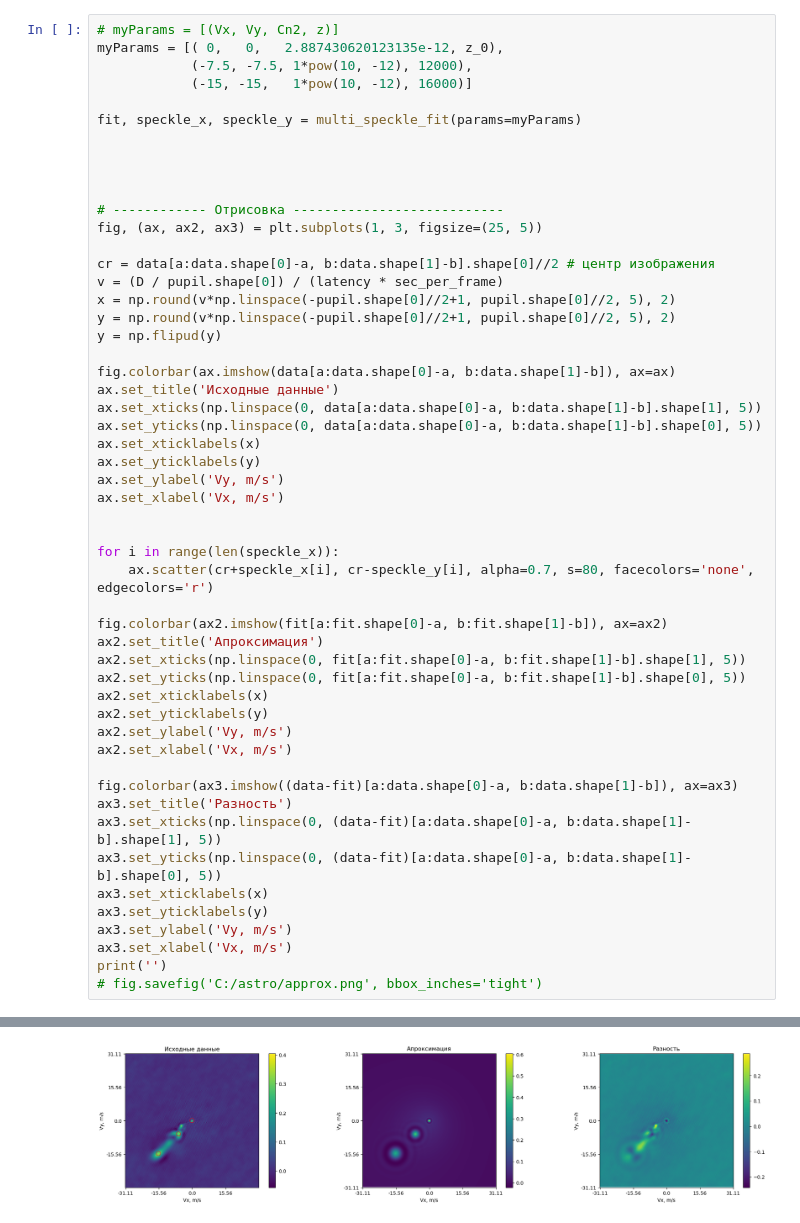
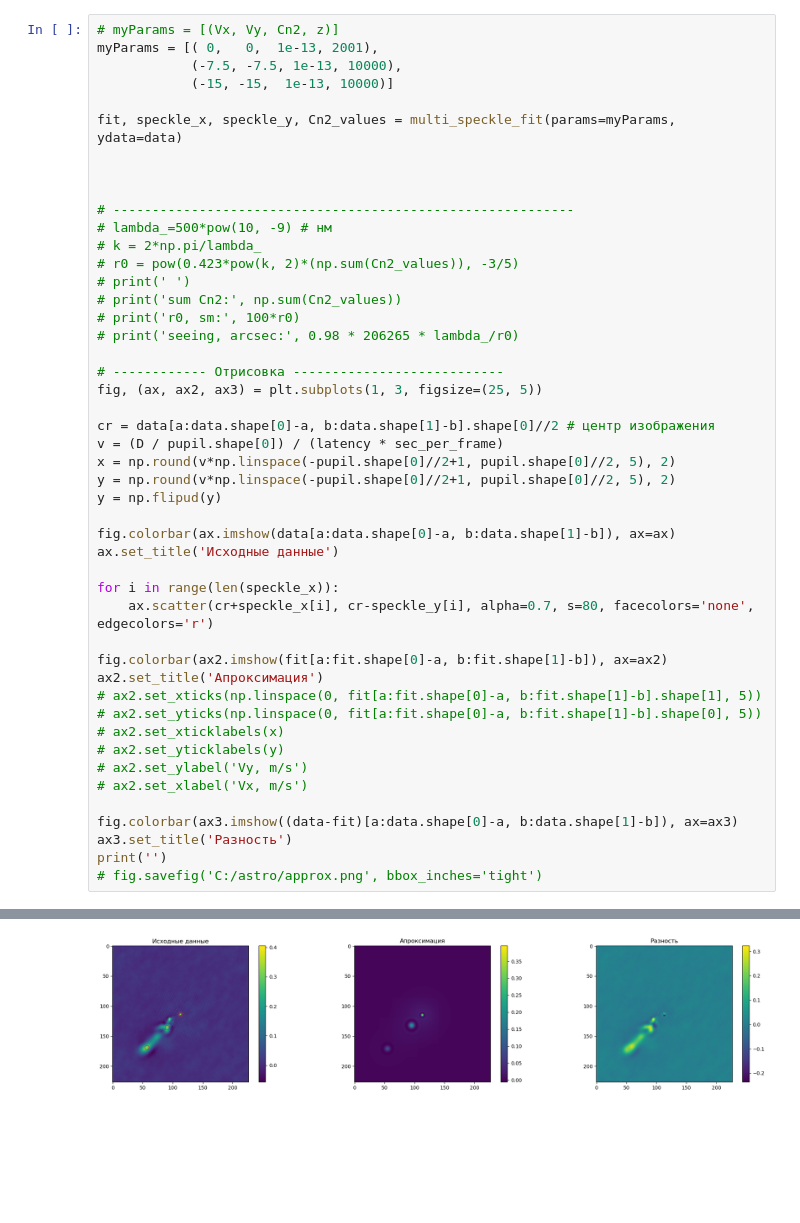
Before and after one commit to AntonMate/domecam, a Jupyter notebook: curvefitting.ipynb, the cells around one changed output, grey strips where cells are left out. Cells and saved outputs as stored; diff of their text form; blank space fills up the shorter version.

```diff
--- a/curvefitting.ipynb
+++ b/curvefitting.ipynb
@@ -193,13 +278,21 @@ def multi_speckle_fit(params=None):
 # %%
 # myParams = [(Vx, Vy, Cn2, z)]
-myParams = [( 0,   0,   2.887430620123135e-12, z_0),
-            (-7.5, -7.5, 1*pow(10, -12), 12000),
-            (-15, -15,   1*pow(10, -12), 16000)]
+myParams = [( 0,   0,  1e-13, 2001),
+            (-7.5, -7.5, 1e-13, 10000),
+            (-15, -15,  1e-13, 10000)]
 
-fit, speckle_x, speckle_y = multi_speckle_fit(params=myParams)
+fit, speckle_x, speckle_y, Cn2_values = multi_speckle_fit(params=myParams, ydata=data)
 
 
 
+# -----------------------------------------------------------
+# lambda_=500*pow(10, -9) # нм
+# k = 2*np.pi/lambda_
+# r0 = pow(0.423*pow(k, 2)*(np.sum(Cn2_values)), -3/5)
+# print(' ')
+# print('sum Cn2:', np.sum(Cn2_values))
+# print('r0, sm:', 100*r0)
+# print('seeing, arcsec:', 0.98 * 206265 * lambda_/r0)
 
 # ------------ Отрисовка ---------------------------
 fig, (ax, ax2, ax3) = plt.subplots(1, 3, figsize=(25, 5))
@@ -212,34 +305,21 @@ y = np.flipud(y)
 
 fig.colorbar(ax.imshow(data[a:data.shape[0]-a, b:data.shape[1]-b]), ax=ax)
 ax.set_title('Исходные данные')
-ax.set_xticks(np.linspace(0, data[a:data.shape[0]-a, b:data.shape[1]-b].shape[1], 5))
-ax.set_yticks(np.linspace(0, data[a:data.shape[0]-a, b:data.shape[1]-b].shape[0], 5))
-ax.set_xticklabels(x)
-ax.set_yticklabels(y)
-ax.set_ylabel('Vy, m/s')
-ax.set_xlabel('Vx, m/s')
-
 
 for i in range(len(speckle_x)):
     ax.scatter(cr+speckle_x[i], cr-speckle_y[i], alpha=0.7, s=80, facecolors='none', edgecolors='r')
 
 fig.colorbar(ax2.imshow(fit[a:fit.shape[0]-a, b:fit.shape[1]-b]), ax=ax2)
 ax2.set_title('Апроксимация')
-ax2.set_xticks(np.linspace(0, fit[a:fit.shape[0]-a, b:fit.shape[1]-b].shape[1], 5))
-ax2.set_yticks(np.linspace(0, fit[a:fit.shape[0]-a, b:fit.shape[1]-b].shape[0], 5))
-ax2.set_xticklabels(x)
-ax2.set_yticklabels(y)
-ax2.set_ylabel('Vy, m/s')
-ax2.set_xlabel('Vx, m/s')
+# ax2.set_xticks(np.linspace(0, fit[a:fit.shape[0]-a, b:fit.shape[1]-b].shape[1], 5))
+# ax2.set_yticks(np.linspace(0, fit[a:fit.shape[0]-a, b:fit.shape[1]-b].shape[0], 5))
+# ax2.set_xticklabels(x)
+# ax2.set_yticklabels(y)
+# ax2.set_ylabel('Vy, m/s')
+# ax2.set_xlabel('Vx, m/s')
 
 fig.colorbar(ax3.imshow((data-fit)[a:data.shape[0]-a, b:data.shape[1]-b]), ax=ax3)
 ax3.set_title('Разность')
-ax3.set_xticks(np.linspace(0, (data-fit)[a:data.shape[0]-a, b:data.shape[1]-b].shape[1], 5))
-ax3.set_yticks(np.linspace(0, (data-fit)[a:data.shape[0]-a, b:data.shape[1]-b].shape[0], 5))
-ax3.set_xticklabels(x)
-ax3.set_yticklabels(y)
-ax3.set_ylabel('Vy, m/s')
-ax3.set_xlabel('Vx, m/s')
 print('')
 # fig.savefig('C:/astro/approx.png', bbox_inches='tight')
 # %% [output]
@@ -263 +343 @@ seeing, arcsec: 3.469545188481486
-[figure, old version]
+[figure, new version]
```
Also changed, not shown: parts of 9 cells of this notebook.
